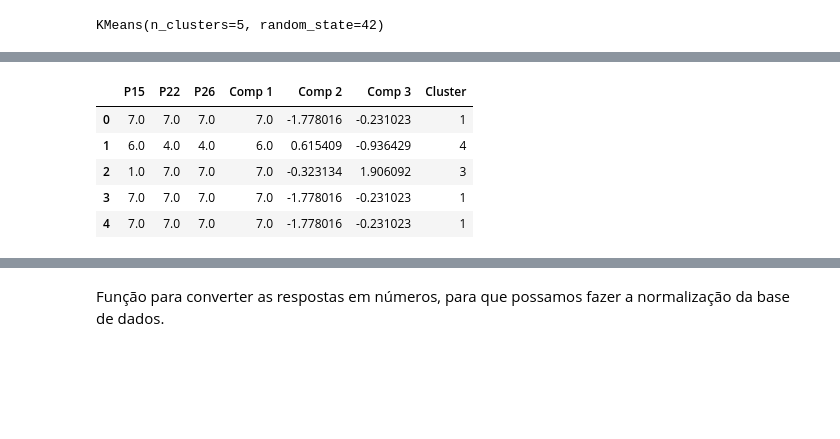
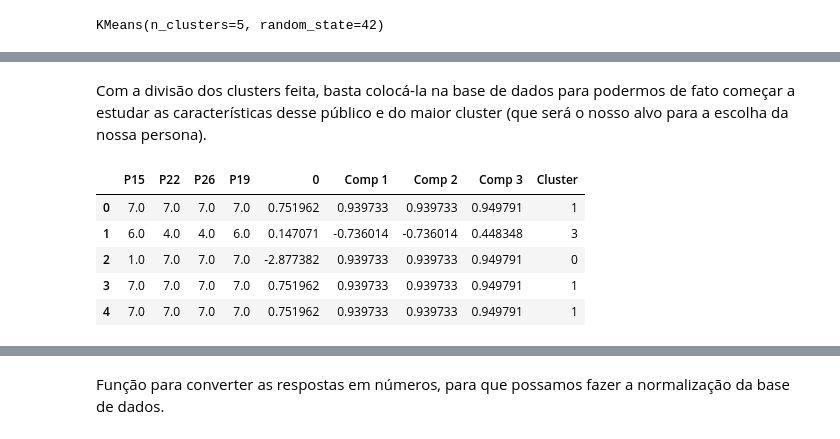
Before and after one commit to enzojunq/Base-de-dados, a Jupyter notebook: base.ipynb, the cells around one changed output, grey strips where cells are left out. Cells and saved outputs as stored; diff of their text form; code cells hidden in the pictures; blank space fills up the shorter version.

```diff
--- a/base.ipynb
+++ b/base.ipynb
@@ -672,6 +688,3 @@ Uma vez selecionadas as nossas perguntas e com a base de dados limpa,
 # %%
 scaler = StandardScaler()
 df_std = scaler.fit_transform(df_p)
-# %%
-pca = PCA()
-pca.fit(df_std)
@@ -693,3 +690,0 @@ Text(0, 0.5, 'Cumulative Explained Variance')
-# %%
-pca = PCA(n_components = 2)
-pca.fit(df_std)
@@ -720,6 +701,6 @@ scores_pca = pca.transform(df_std)
 # %%
 wcss = []
 for i in range(1,15):
-    kmeans_pca = KMeans(n_clusters=i, init='k-means++', random_state=42)
-    kmeans_pca.fit(scores_pca)
-    wcss.append(kmeans_pca.inertia_)
+    kmeans = KMeans(n_clusters=i, init='k-means++', random_state=42)
+    kmeans.fit(df_std)
+    wcss.append(kmeans.inertia_)
@@ -735,5 +746,5 @@ plt.show()
 # %%
-kmeans_pca = KMeans(n_clusters=5, init='k-means++', random_state=42)
-kmeans_pca.fit(scores_pca)
+kmeans = KMeans(n_clusters=5, init='k-means++', random_state=42)
+kmeans.fit(df_std)
 # %% [output]
 KMeans(n_clusters=5, random_state=42)
@@ -761,14 +751,16 @@ plt.show()
+# %% [markdown]
+Com a divisão dos clusters feita, basta colocá-la na base de dados para podermos de fato começar a estudar as características desse público e do maior cluster (que será o nosso alvo para a escolha da nossa persona).
 # %%
-df_p_pca_kmeans = pd.concat([df_p.reset_index(drop=True), pd.DataFrame(scores_pca)], axis=1)
-df_p_pca_kmeans.columns.values[-3: ] = ['Comp 1', 'Comp 2', 'Comp 3']
-df_p_pca_kmeans['Cluster'] = kmeans_pca.labels_
+df_p_kmeans = pd.concat([df_p.reset_index(drop=True), pd.DataFrame(df_std)], axis=1)
+df_p_kmeans.columns.values[-3: ] = ['Comp 1', 'Comp 2', 'Comp 3']
+df_p_kmeans['Cluster'] = kmeans.labels_
 
-df_p_pca_kmeans.head()
+df_p_kmeans.head()
 # %% [output]
-|  | P15 | P22 | P26 | Comp 1 | Comp 2 | Comp 3 | Cluster |
-| 0 | 7.0 | 7.0 | 7.0 | 7.0 | -1.778016 | -0.231023 | 1 |
-| 1 | 6.0 | 4.0 | 4.0 | 6.0 | 0.615409 | -0.936429 | 4 |
-| 2 | 1.0 | 7.0 | 7.0 | 7.0 | -0.323134 | 1.906092 | 3 |
-| 3 | 7.0 | 7.0 | 7.0 | 7.0 | -1.778016 | -0.231023 | 1 |
-| 4 | 7.0 | 7.0 | 7.0 | 7.0 | -1.778016 | -0.231023 | 1 |
+|  | P15 | P22 | P26 | P19 | 0 | Comp 1 | Comp 2 | Comp 3 | Cluster |
+| 0 | 7.0 | 7.0 | 7.0 | 7.0 | 0.751962 | 0.939733 | 0.939733 | 0.949791 | 1 |
+| 1 | 6.0 | 4.0 | 4.0 | 6.0 | 0.147071 | -0.736014 | -0.736014 | 0.448348 | 3 |
+| 2 | 1.0 | 7.0 | 7.0 | 7.0 | -2.877382 | 0.939733 | 0.939733 | 0.949791 | 0 |
+| 3 | 7.0 | 7.0 | 7.0 | 7.0 | 0.751962 | 0.939733 | 0.939733 | 0.949791 | 1 |
+| 4 | 7.0 | 7.0 | 7.0 | 7.0 | 0.751962 | 0.939733 | 0.939733 | 0.949791 | 1 |
 # %%
```
Also changed, not shown: parts of 63 cells of this notebook.
